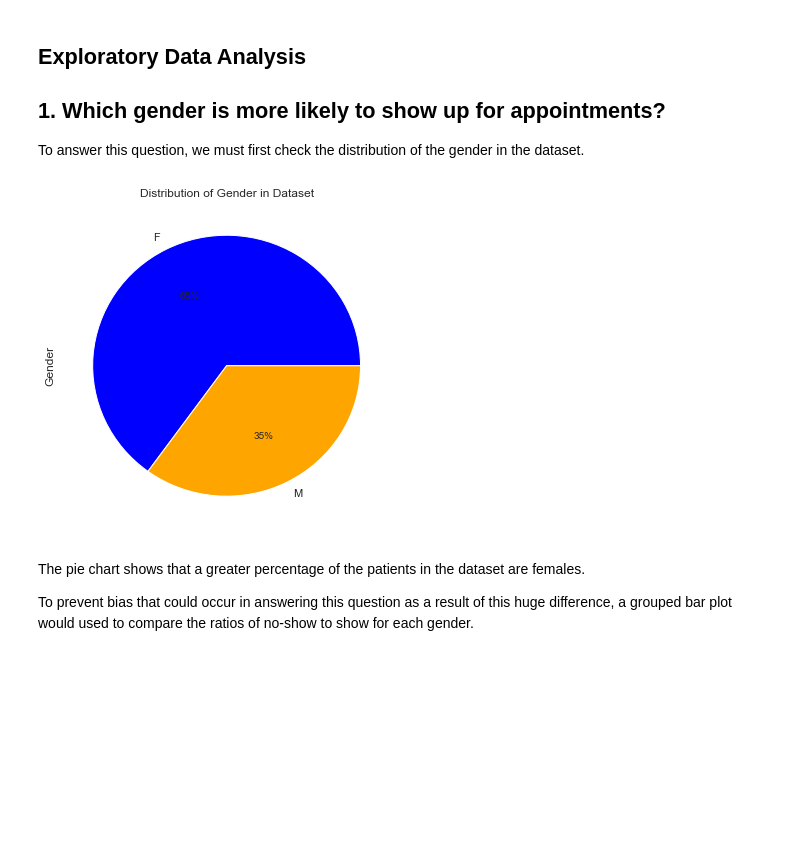
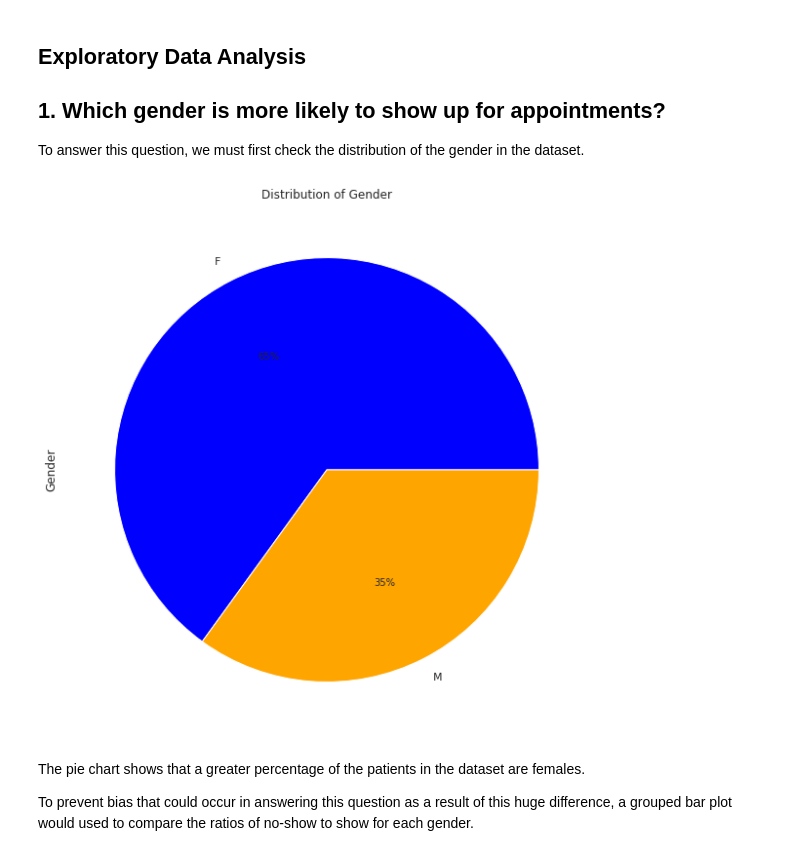
Before and after one commit to PeaceUdoka/No_show_project, a Jupyter notebook: Investigate_a_Dataset.ipynb, the cells around one changed output. Cells and saved outputs as stored; diff of their text form; code cells hidden in the pictures; blank space fills up the shorter version.

```diff
--- a/Investigate_a_Dataset.ipynb
+++ b/Investigate_a_Dataset.ipynb
@@ -233,10 +231,10 @@ Let's move on to analysing the data based on questions posed.
 To answer this question, we must first check the distribution of the gender in the dataset.
 # %%
 #plot a pie chart showing distribution of gender
-df["Gender"].value_counts().plot(kind = "pie", figsize = (6,6), colors =["blue","orange"], autopct = "%1.0f%%");
-plt.title("Distribution of Gender in Dataset");
+df["Gender"].value_counts().plot(kind = "pie", figsize = (10,10), autopct = "%1.0f%%", colors =["blue","orange"]);
+plt.title("Distribution of Gender");
 # %% [output]
-[figure, old version]
+[figure, new version]
 # %% [markdown]
 The pie chart shows that a greater percentage of the patients in the dataset are females.
 
```
Also changed, not shown: parts of 8 cells of this notebook.
